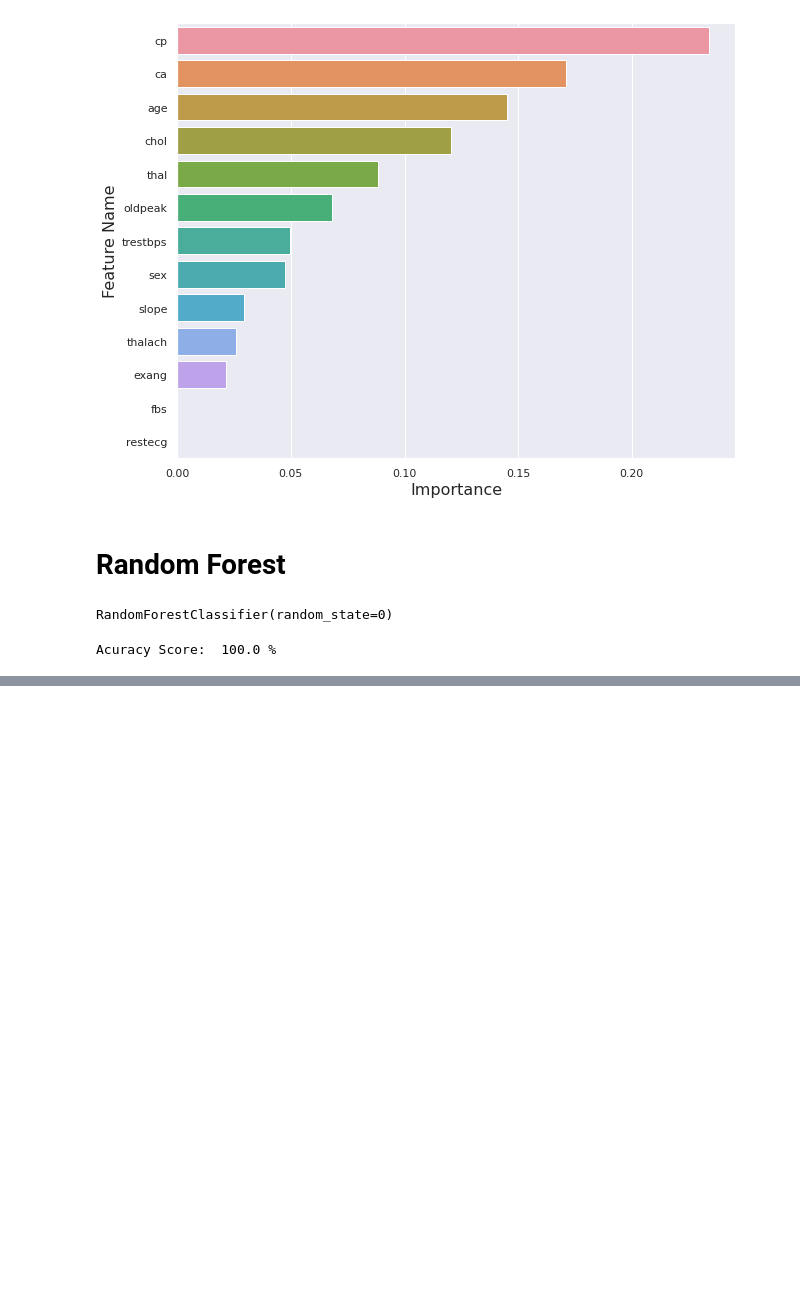
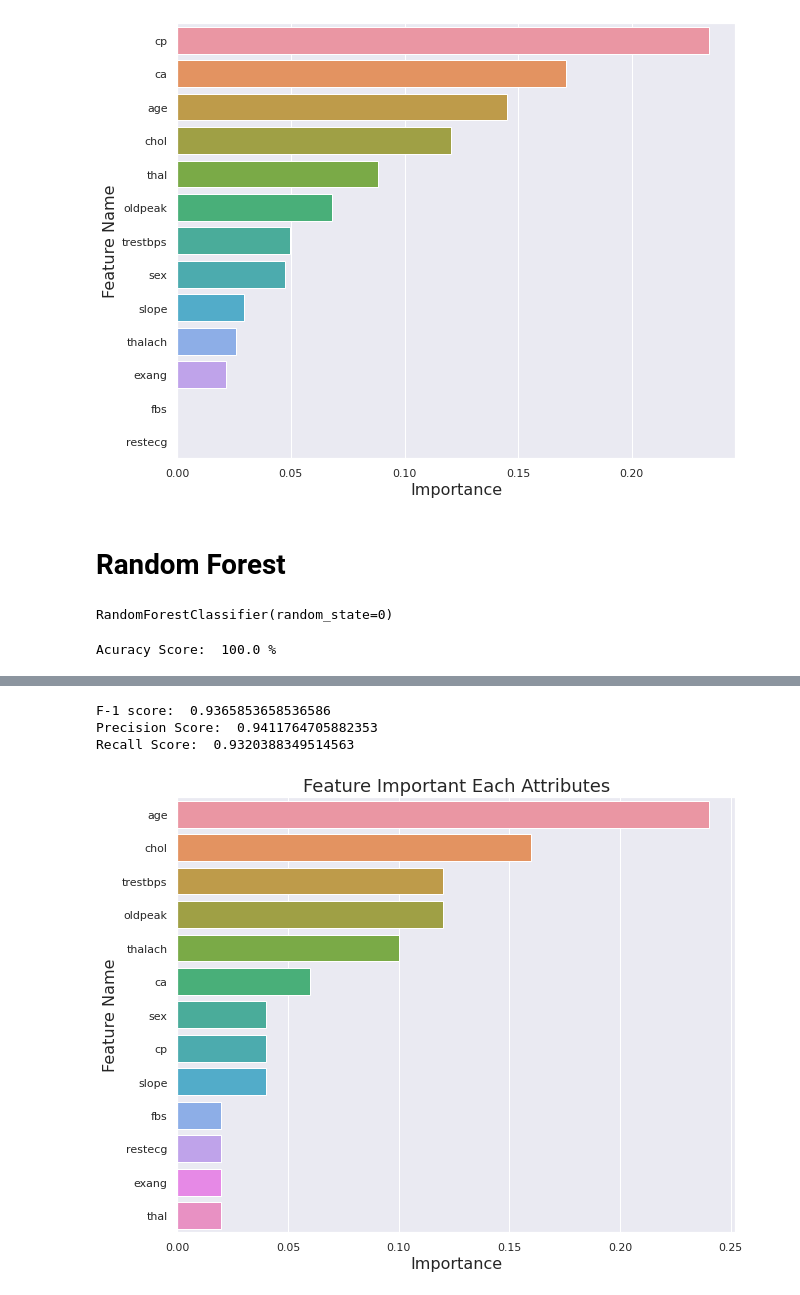
Before and after one commit to AzadMehedi/ML-Projects, a Jupyter notebook: Heart_Disease_Prediction.ipynb, the cells around one changed output, grey strips where cells are left out. Saved outputs shown, nothing was run; the diff lists cells and outputs as text; code cells hidden in the pictures; blank space fills up the shorter version.

```diff
--- a/Heart_Disease_Prediction.ipynb
+++ b/Heart_Disease_Prediction.ipynb
@@ -278,0 +315,24 @@ Acuracy Score:  100.0 %
+# %%
+from sklearn.metrics import accuracy_score, f1_score, precision_score, recall_score
+print('F-1 score: ',(f1_score(y_test,y_pred)))
+print('Precision Score: ',(precision_score(y_test,y_pred)))
+print('Recall Score: ', (recall_score(y_test,y_pred)))
+# %% [output]
+F-1 score:  0.9365853658536586
+Precision Score:  0.9411764705882353
+Recall Score:  0.9320388349514563
+# %%
+# Feature Importance
+imp_df = pd.DataFrame({
+    'Feature Name': X_train.columns,
+    'Importance':ada.feature_importances_
+})
+fi = imp_df.sort_values(by='Importance', ascending=False)
+plt.figure(figsize=(10,8))
+sns.barplot(data=fi, x='Importance',y='Feature Name')
+plt.title('Feature Important Each Attributes', fontsize=18)
+plt.xlabel('Importance', fontsize=16)
+plt.ylabel('Feature Name', fontsize=16)
+plt.show()
+# %% [output]
+[figure, added]
```
Also changed, not shown: parts of 6 cells of this notebook.
